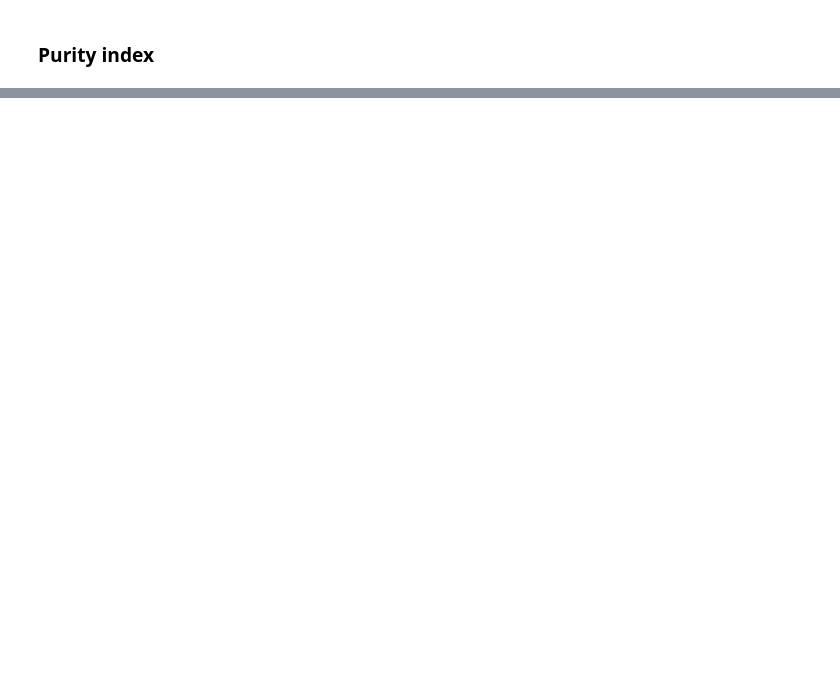
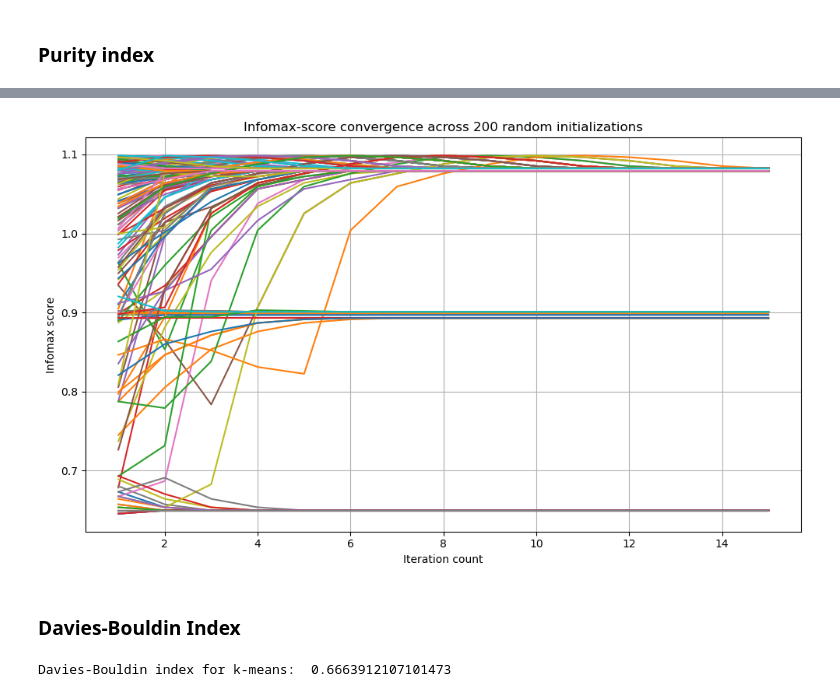
Before and after one commit to gabrielecerioli/Clustering_algorithms, a Jupyter notebook: k_means/k_mean_clustering.ipynb, the cells around one changed output, grey strips where cells are left out. Saved outputs shown, nothing was run; the diff lists cells and outputs as text; code cells hidden in the pictures; blank space fills up the shorter version.

Commit message:
updated metrics analysis

```diff
--- a/k_means/k_mean_clustering.ipynb
+++ b/k_means/k_mean_clustering.ipynb
@@ -312,0 +346,23 @@ plt.show()
+# %%
+plt.figure(figsize=(10, 6))
+
+for infomax_curve in all_infomax:
+    plt.plot(it, infomax_curve)
+
+plt.title("Infomax-score convergence across 200 random initializations")
+plt.xlabel("Iteration count")
+plt.ylabel("Infomax score")
+plt.grid(True)
+plt.tight_layout()
+plt.savefig("infomax_vs_iteration_200.pdf", format="pdf")
+plt.show()
+# %% [output]
+[figure, added]
+# %% [markdown]
+<h3>Davies-Bouldin Index</h3>
+# %%
+from sklearn.metrics import davies_bouldin_score
+db_index = davies_bouldin_score(data_matrix, cluster_assignments)
+print("Davies-Bouldin index for k-means: ", db_index)
+# %% [output]
+Davies-Bouldin index for k-means:  0.6663912107101473
```
Also changed, not shown: parts of 14 cells of this notebook, 16 other files.
